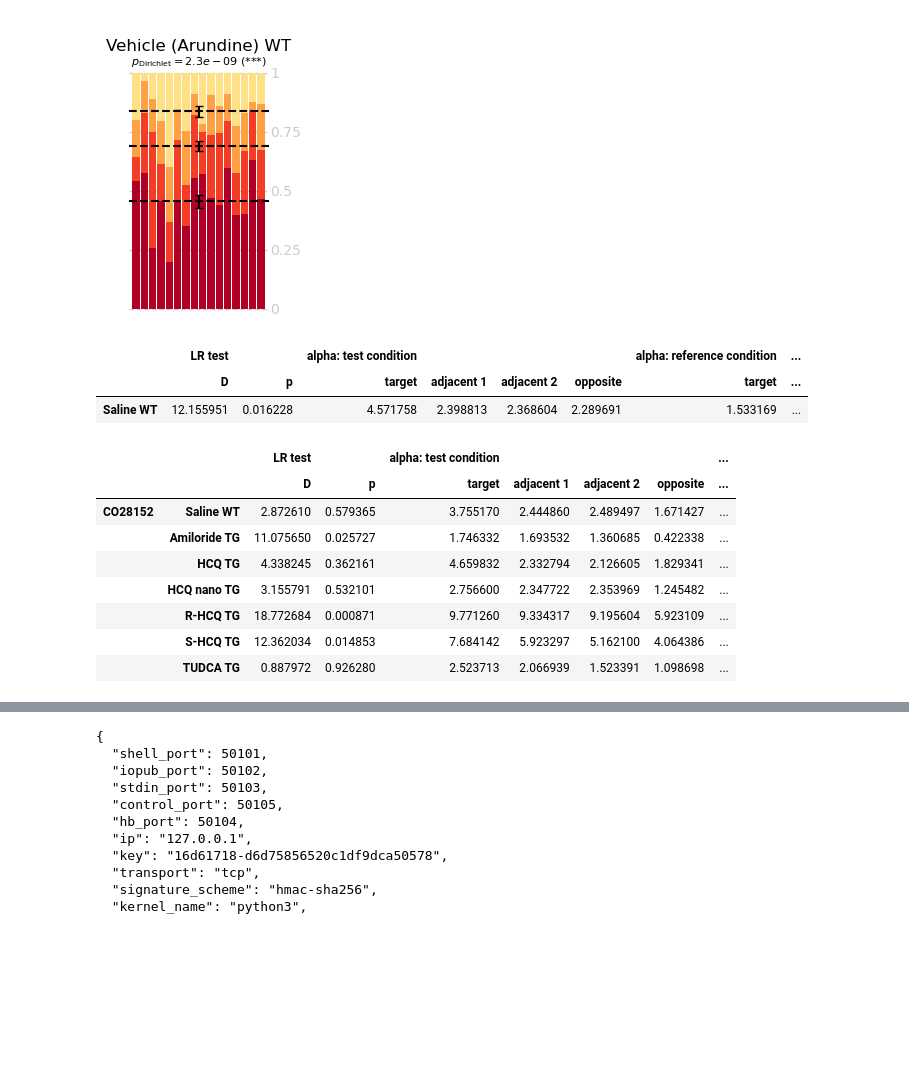
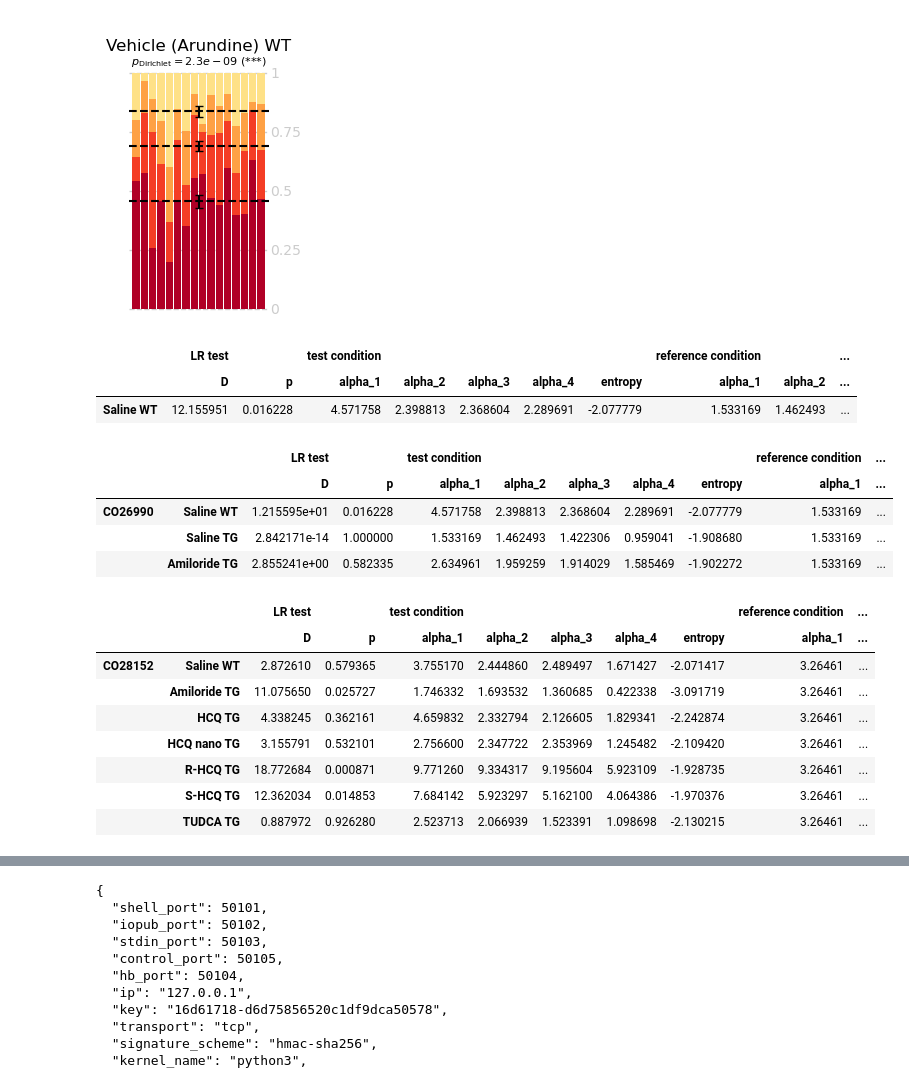
Before and after one commit to attilagk/CTNS-notebook, a Jupyter notebook: 2024-06-26-mwm-test-probe-CO28154/2024-06-26-mwm-test-probe-CO28154.ipynb, the cells around one changed output, grey strips where cells are left out. Drawn from its saved outputs; the diff is of its cells as text; code cells hidden in the pictures; blank space fills up the shorter version.

Commit message:
calculated entropy

```diff
--- a/2024-06-26-mwm-test-probe-CO28154/2024-06-26-mwm-test-probe-CO28154.ipynb
+++ b/2024-06-26-mwm-test-probe-CO28154/2024-06-26-mwm-test-probe-CO28154.ipynb
@@ -217,7 +218,14 @@ def test_same_distro_one(test_cond, ref_cond='Saline TG', data=data_CO26990):
     df_general = pd.DataFrame(np.array(res[:2]), index=pd.MultiIndex.from_product([['LR test'], ['D', 'p']]), columns=[test_cond]).transpose()
     Z = zip([res[3], res[4], res[2]], [c + ' condition' for c in ['test', 'reference', 'mixed']])
     #Z = zip(res[2:], [c + ' condition' for c in ['mixed', 'test', 'reference']])
-    l = [pd.DataFrame(a, index=pd.MultiIndex.from_product([['alpha: ' + c], ['target', 'adjacent 1', 'adjacent 2', 'opposite']]), columns=[test_cond]).transpose() for a, c in Z]
+    def helper(a, c):
+        ix = pd.MultiIndex.from_product([[c], ['alpha_1', 'alpha_2', 'alpha_3', 'alpha_4', 'entropy']])
+        entropy = scipy.stats.dirichlet.entropy(a / a.sum() * 4)
+        a = np.array(list(a) + [entropy])
+        val = pd.DataFrame(a, index=ix, columns=[test_cond]).transpose()
+        return(val)
+    l = [helper(a, c) for a, c in Z]
+    #l = [pd.DataFrame(a, index=pd.MultiIndex.from_product([[c], ['alpha_1', 'alpha_2', 'alpha_3', 'alpha_4']]), columns=[test_cond]).transpose() for a, c in Z]
     l = [df_general] + l
     df = pd.concat(l, axis=1)
     return(df)
@@ -233,32 +241,47 @@ def test_same_distro(test_conditions, ref_cond='Saline TG', data=data_CO26990, s
 
 test_same_distro_one('Saline WT', 'Saline TG', data=data_CO26990)
 # %% [output]
-|  | LR test |  | alpha: test condition |  |  |  | alpha: reference condition | ... |
-|  | D | p | target | adjacent 1 | adjacent 2 | opposite | target | ... |
-| Saline WT | 12.155951 | 0.016228 | 4.571758 | 2.398813 | 2.368604 | 2.289691 | 1.533169 | ... |
+|  | LR test |  | test condition |  |  |  |  | reference condition |  | ... |
+|  | D | p | alpha_1 | alpha_2 | alpha_3 | alpha_4 | entropy | alpha_1 | alpha_2 | ... |
+| Saline WT | 12.155951 | 0.016228 | 4.571758 | 2.398813 | 2.368604 | 2.289691 | -2.077779 | 1.533169 | 1.462493 | ... |
 # %%
-test_conditions_CO28152 = [
+test_conditions_CO26990 = [
     'Saline WT',
+    'Saline TG',
     'Amiloride TG',
-    'HCQ TG',
-    'HCQ nano TG',
-    'R-HCQ TG',
-    'S-HCQ TG',
-    'TUDCA TG',
 ]
 
-results_CO28152 = test_same_distro(test_conditions_CO28152, ref_cond='Saline TG', data=data_CO28152, study='CO28152')
-results_CO28152
+results_CO26990 = test_same_distro(test_conditions_CO26990, ref_cond='Saline TG', data=data_CO26990, study='CO26990')
+results_CO26990
 # %% [output]
-|  |  | LR test |  | alpha: test condition |  |  |  | ... |
-|  |  | D | p | target | adjacent 1 | adjacent 2 | opposite | ... |
-| CO28152 | Saline WT | 2.872610 | 0.579365 | 3.755170 | 2.444860 | 2.489497 | 1.671427 | ... |
-|  | Amiloride TG | 11.075650 | 0.025727 | 1.746332 | 1.693532 | 1.360685 | 0.422338 | ... |
-|  | HCQ TG | 4.338245 | 0.362161 | 4.659832 | 2.332794 | 2.126605 | 1.829341 | ... |
-|  | HCQ nano TG | 3.155791 | 0.532101 | 2.756600 | 2.347722 | 2.353969 | 1.245482 | ... |
-|  | R-HCQ TG | 18.772684 | 0.000871 | 9.771260 | 9.334317 | 9.195604 | 5.923109 | ... |
-|  | S-HCQ TG | 12.362034 | 0.014853 | 7.684142 | 5.923297 | 5.162100 | 4.064386 | ... |
-|  | TUDCA TG | 0.887972 | 0.926280 | 2.523713 | 2.066939 | 1.523391 | 1.098698 | ... |
+|  |  | LR test |  | test condition |  |  |  |  | reference condition | ... |
+|  |  | D | p | alpha_1 | alpha_2 | alpha_3 | alpha_4 | entropy | alpha_1 | ... |
+| CO26990 | Saline WT | 1.215595e+01 | 0.016228 | 4.571758 | 2.398813 | 2.368604 | 2.289691 | -2.077779 | 1.533169 | ... |
+|  | Saline TG | 2.842171e-14 | 1.000000 | 1.533169 | 1.462493 | 1.422306 | 0.959041 | -1.908680 | 1.533169 | ... |
+|  | Amiloride TG | 2.855241e+00 | 0.582335 | 2.634961 | 1.959259 | 1.914029 | 1.585469 | -1.902272 | 1.533169 | ... |
+# %%
+test_conditions_CO28152 = [
+    'Saline WT',
+    'Amiloride TG',
+    'HCQ TG',
+    'HCQ nano TG',
+    'R-HCQ TG',
+    'S-HCQ TG',
+    'TUDCA TG',
+]
+
+results_CO28152 = test_same_distro(test_conditions_CO28152, ref_cond='Saline TG', data=data_CO28152, study='CO28152')
+results_CO28152
+# %% [output]
+|  |  | LR test |  | test condition |  |  |  |  | reference condition | ... |
+|  |  | D | p | alpha_1 | alpha_2 | alpha_3 | alpha_4 | entropy | alpha_1 | ... |
+| CO28152 | Saline WT | 2.872610 | 0.579365 | 3.755170 | 2.444860 | 2.489497 | 1.671427 | -2.071417 | 3.26461 | ... |
+|  | Amiloride TG | 11.075650 | 0.025727 | 1.746332 | 1.693532 | 1.360685 | 0.422338 | -3.091719 | 3.26461 | ... |
+|  | HCQ TG | 4.338245 | 0.362161 | 4.659832 | 2.332794 | 2.126605 | 1.829341 | -2.242874 | 3.26461 | ... |
+|  | HCQ nano TG | 3.155791 | 0.532101 | 2.756600 | 2.347722 | 2.353969 | 1.245482 | -2.109420 | 3.26461 | ... |
+|  | R-HCQ TG | 18.772684 | 0.000871 | 9.771260 | 9.334317 | 9.195604 | 5.923109 | -1.928735 | 3.26461 | ... |
+|  | S-HCQ TG | 12.362034 | 0.014853 | 7.684142 | 5.923297 | 5.162100 | 4.064386 | -1.970376 | 3.26461 | ... |
+|  | TUDCA TG | 0.887972 | 0.926280 | 2.523713 | 2.066939 | 1.523391 | 1.098698 | -2.130215 | 3.26461 | ... |
 # %%
 test_conditions_CO28154 = [
     'Saline WT',
```
Also changed, not shown: parts of 3 cells of this notebook.
